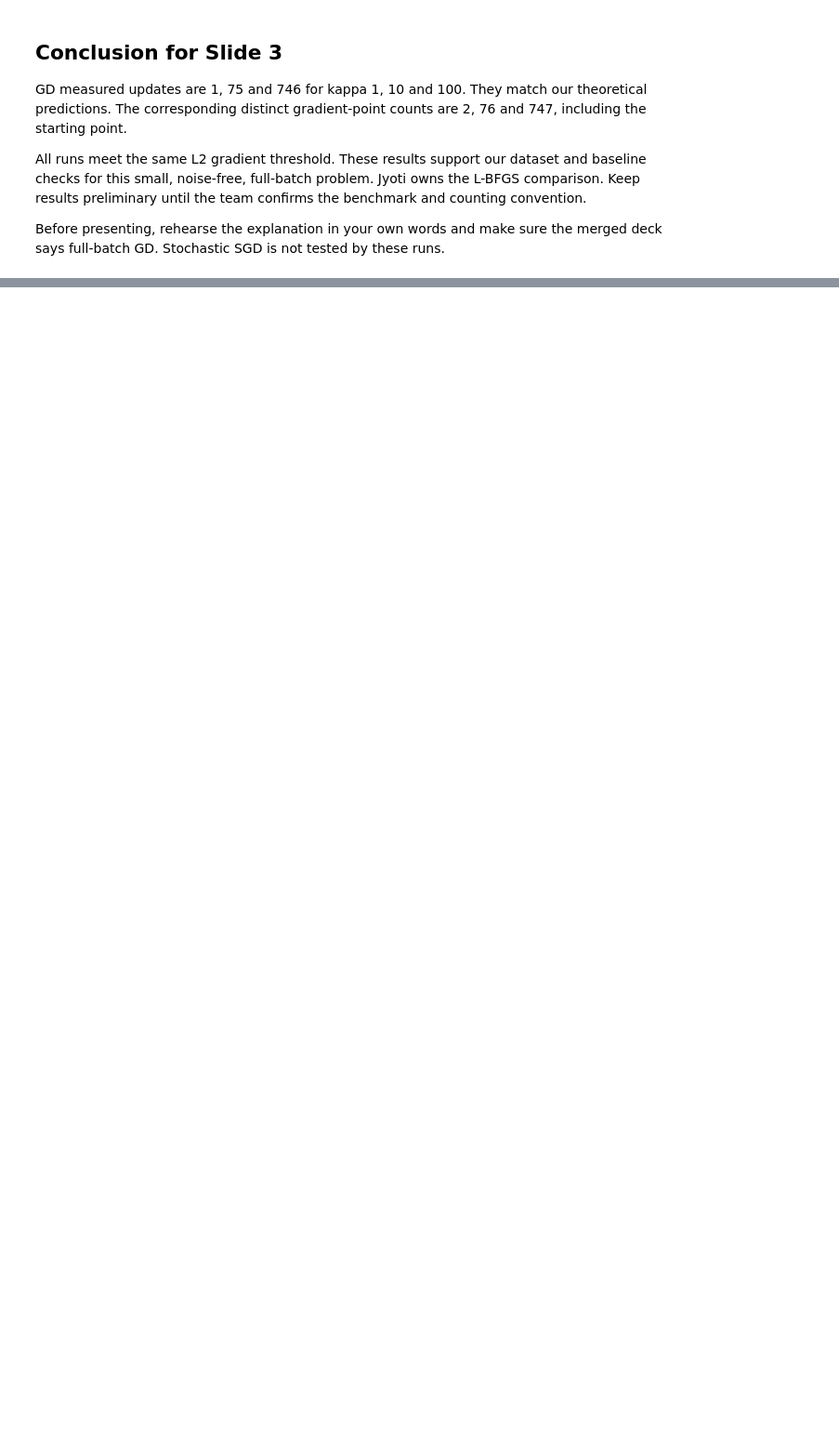
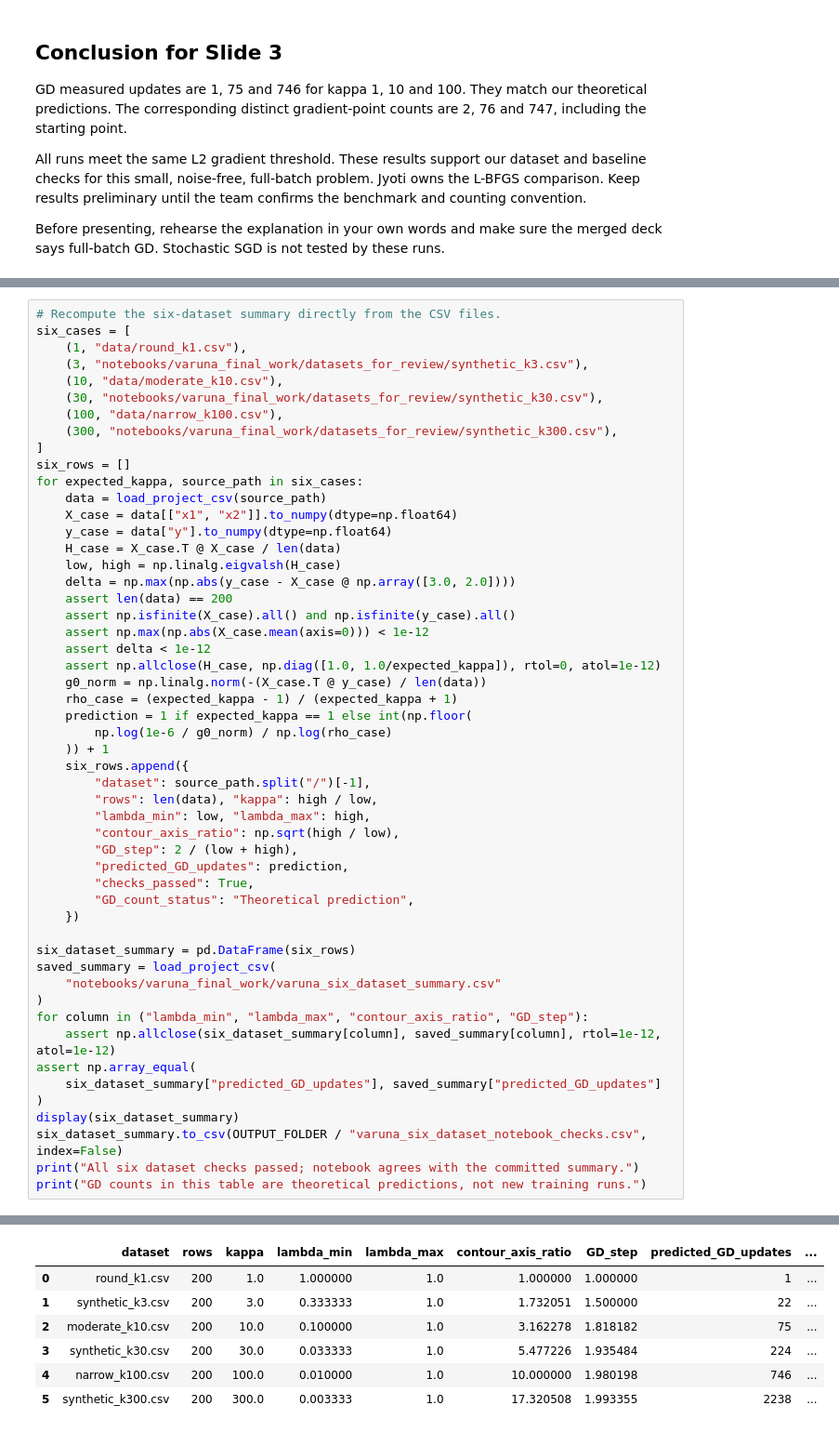
Before and after one commit to priyavenugopalnair-debug/group7-optimizers, a Jupyter notebook: notebooks/Varuna_Maths_project.ipynb, the cells around one changed output, grey strips where cells are left out. Shown at 93% size. Cells and saved outputs as stored; diff of their text form; blank space fills up the shorter version.

```diff
--- a/notebooks/Varuna_Maths_project.ipynb
+++ b/notebooks/Varuna_Maths_project.ipynb
@@ -508,0 +569,53 @@ Before presenting, rehearse the explanation in your own words and make sure the
+# %%
+# Recompute the six-dataset summary directly from the CSV files.
+six_cases = [
+    (1, "data/round_k1.csv"),
+    (3, "notebooks/varuna_final_work/datasets_for_review/synthetic_k3.csv"),
+    (10, "data/moderate_k10.csv"),
+    (30, "notebooks/varuna_final_work/datasets_for_review/synthetic_k30.csv"),
+    (100, "data/narrow_k100.csv"),
+    (300, "notebooks/varuna_final_work/datasets_for_review/synthetic_k300.csv"),
+]
+six_rows = []
+for expected_kappa, source_path in six_cases:
+    data = load_project_csv(source_path)
+    X_case = data[["x1", "x2"]].to_numpy(dtype=np.float64)
+    y_case = data["y"].to_numpy(dtype=np.float64)
+    H_case = X_case.T @ X_case / len(data)
+    low, high = np.linalg.eigvalsh(H_case)
+    delta = np.max(np.abs(y_case - X_case @ np.array([3.0, 2.0])))
+    assert len(data) == 200
+    assert np.isfinite(X_case).all() and np.isfinite(y_case).all()
+    assert np.max(np.abs(X_case.mean(axis=0))) < 1e-12
+    assert delta < 1e-12
+    assert np.allclose(H_case, np.diag([1.0, 1.0/expected_kappa]), rtol=0, atol=1e-12)
+    g0_norm = np.linalg.norm(-(X_case.T @ y_case) / len(data))
+    rho_case = (expected_kappa - 1) / (expected_kappa + 1)
+    prediction = 1 if expected_kappa == 1 else int(np.floor(
+        np.log(1e-6 / g0_norm) / np.log(rho_case)
+    )) + 1
+    six_rows.append({
+        "dataset": source_path.split("/")[-1],
+        "rows": len(data), "kappa": high / low,
+        "lambda_min": low, "lambda_max": high,
+        "contour_axis_ratio": np.sqrt(high / low),
+        "GD_step": 2 / (low + high),
+        "predicted_GD_updates": prediction,
+        "checks_passed": True,
+        "GD_count_status": "Theoretical prediction",
+    })
+
+six_dataset_summary = pd.DataFrame(six_rows)
+saved_summary = load_project_csv(
+    "notebooks/varuna_final_work/varuna_six_dataset_summary.csv"
+)
+for column in ("lambda_min", "lambda_max", "contour_axis_ratio", "GD_step"):
+    assert np.allclose(six_dataset_summary[column], saved_summary[column], rtol=1e-12, atol=1e-12)
+assert np.array_equal(
+    six_dataset_summary["predicted_GD_updates"], saved_summary["predicted_GD_updates"]
+)
+display(six_dataset_summary)
+six_dataset_summary.to_csv(OUTPUT_FOLDER / "varuna_six_dataset_notebook_checks.csv", index=False)
+print("All six dataset checks passed; notebook agrees with the committed summary.")
+print("GD counts in this table are theoretical predictions, not new training runs.")
+# %% [output]
@@ -508,0 +624,7 @@ Before presenting, rehearse the explanation in your own words and make sure the
+|  | dataset | rows | kappa | lambda_min | lambda_max | contour_axis_ratio | GD_step | predicted_GD_updates | ... |
+| 0 | round_k1.csv | 200 | 1.0 | 1.000000 | 1.0 | 1.000000 | 1.000000 | 1 | ... |
+| 1 | synthetic_k3.csv | 200 | 3.0 | 0.333333 | 1.0 | 1.732051 | 1.500000 | 22 | ... |
+| 2 | moderate_k10.csv | 200 | 10.0 | 0.100000 | 1.0 | 3.162278 | 1.818182 | 75 | ... |
+| 3 | synthetic_k30.csv | 200 | 30.0 | 0.033333 | 1.0 | 5.477226 | 1.935484 | 224 | ... |
+| 4 | narrow_k100.csv | 200 | 100.0 | 0.010000 | 1.0 | 10.000000 | 1.980198 | 746 | ... |
+| 5 | synthetic_k300.csv | 200 | 300.0 | 0.003333 | 1.0 | 17.320508 | 1.993355 | 2238 | ... |
```
Also changed, not shown: parts of 18 cells of this notebook.
